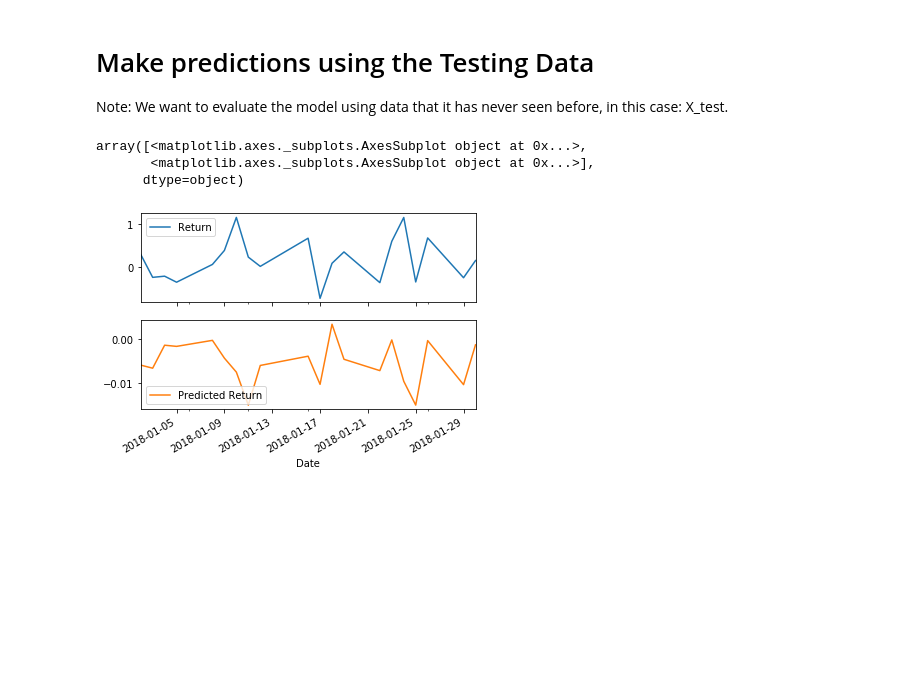
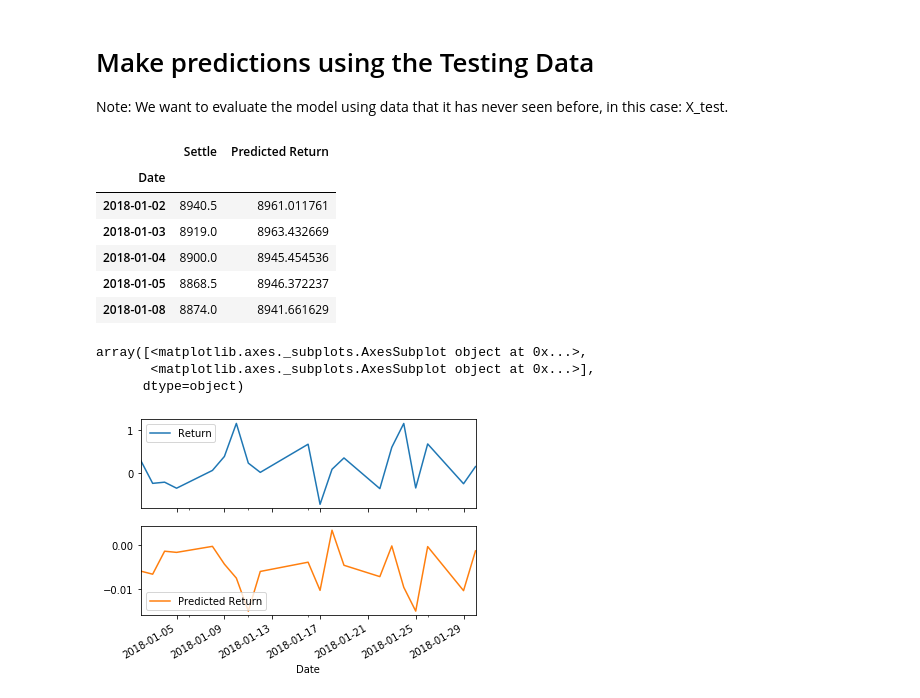
Before and after one commit to campbell8081/Unit10-TimeSeriesHW, a Jupyter notebook: regression_analysis.ipynb, the cells around one changed output. Saved outputs shown, nothing was run; the diff lists cells and outputs as text; code cells hidden in the pictures; blank space fills up the shorter version.

```diff
--- a/regression_analysis.ipynb
+++ b/regression_analysis.ipynb
@@ -115,10 +115,20 @@ ValueError: Input contains NaN, infinity or a value too large for dtype('float64
 Note: We want to evaluate the model using data that it has never seen before, in this case: X_test.
 # %%
 # Make a prediction of "y" values using just the test dataset
-# YOUR CODE HERE!
+predictions = model.predict(X_test)
 # %%
 # Assemble actual y data (Y_test) with predicted y data (from just above) into two columns in a dataframe:
-# YOUR CODE HERE!
+Results = y_test.to_frame()
+Results["Predicted Return"] = predictions
+Results.head()
+# %% [output]
+|  | Settle | Predicted Return |
+| Date |  |  |
+| 2018-01-02 | 8940.5 | 8961.011761 |
+| 2018-01-03 | 8919.0 | 8963.432669 |
+| 2018-01-04 | 8900.0 | 8945.454536 |
+| 2018-01-05 | 8868.5 | 8946.372237 |
+| 2018-01-08 | 8874.0 | 8941.661629 |
 # %%
 # Plot the first 20 predictions vs the true values
 # YOUR CODE HERE!
```
Also changed, not shown: parts of 6 cells of this notebook.
